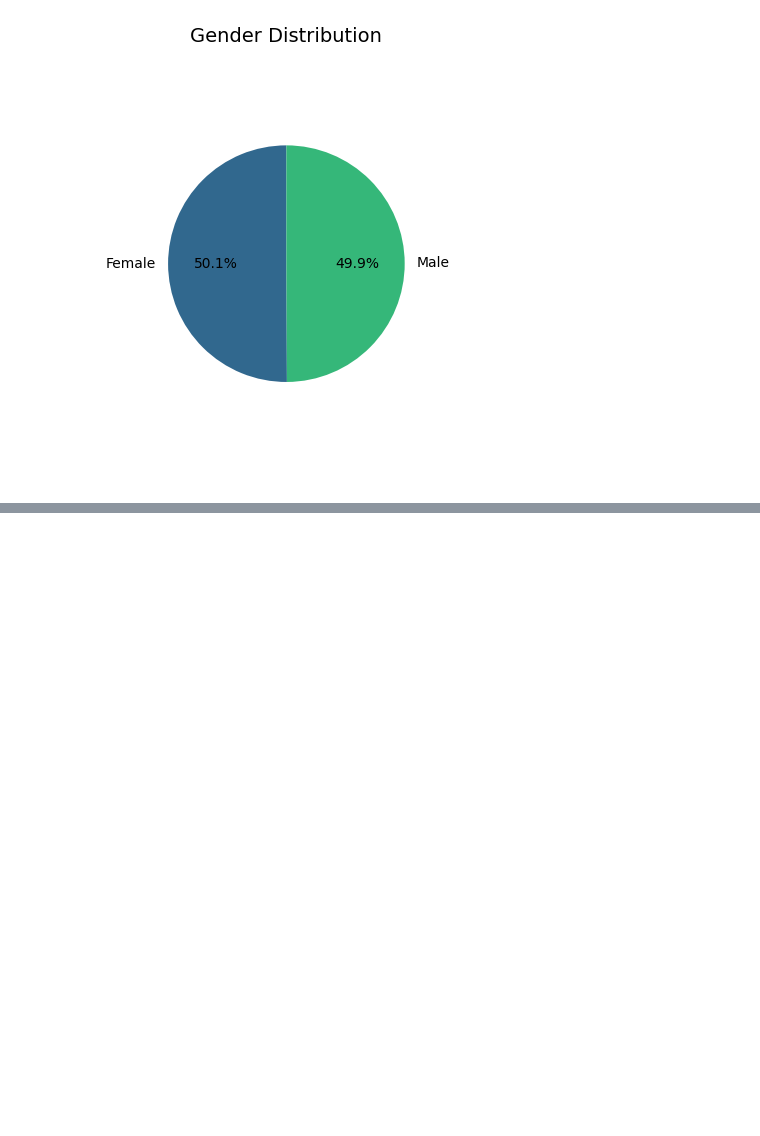
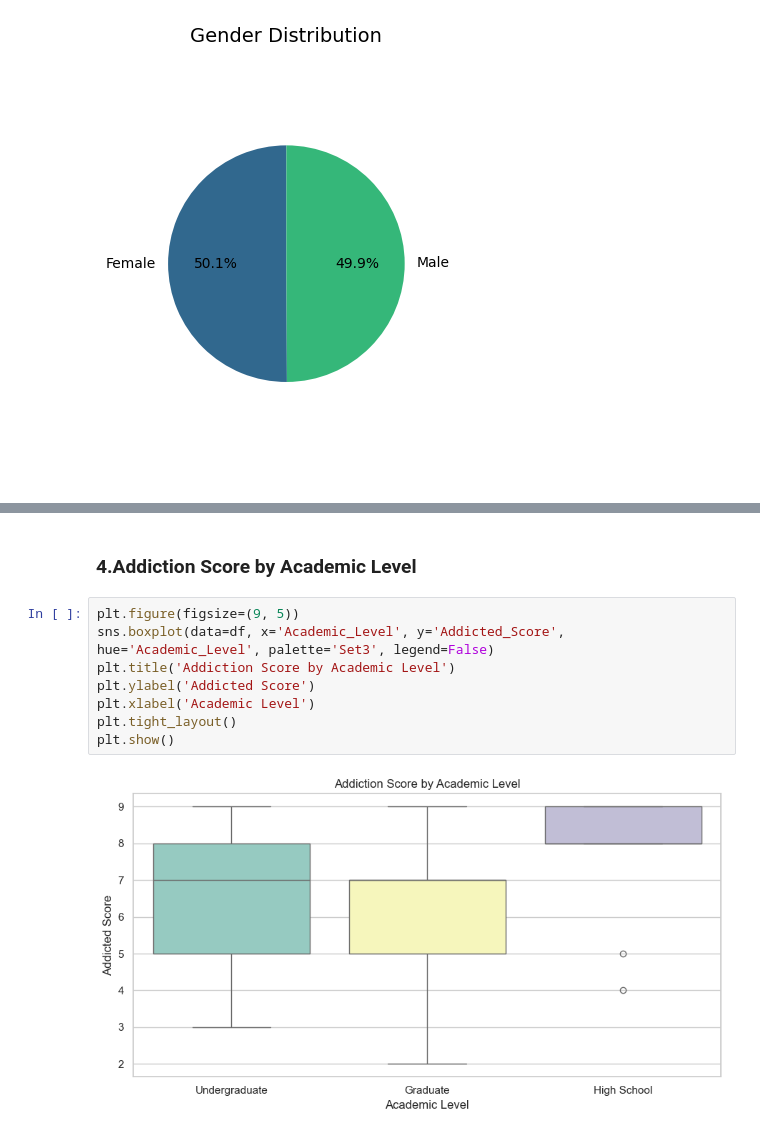
Before and after one commit to Jazbarrionuev0/Social_media_addiction, a Jupyter notebook: main.ipynb, the cells around one changed output, grey strips where cells are left out. Saved outputs shown, nothing was run; the diff lists cells and outputs as text; blank space fills up the shorter version.

```diff
--- a/main.ipynb
+++ b/main.ipynb
@@ -200,0 +240,12 @@ plt.show()
+# %% [markdown]
+### 4.Addiction Score by Academic Level
+# %%
+plt.figure(figsize=(9, 5))
+sns.boxplot(data=df, x='Academic_Level', y='Addicted_Score', hue='Academic_Level', palette='Set3', legend=False)
+plt.title('Addiction Score by Academic Level')
+plt.ylabel('Addicted Score')
+plt.xlabel('Academic Level')
+plt.tight_layout()
+plt.show()
+# %% [output]
+[figure, added]
```
Also changed, not shown: parts of 21 cells of this notebook.
